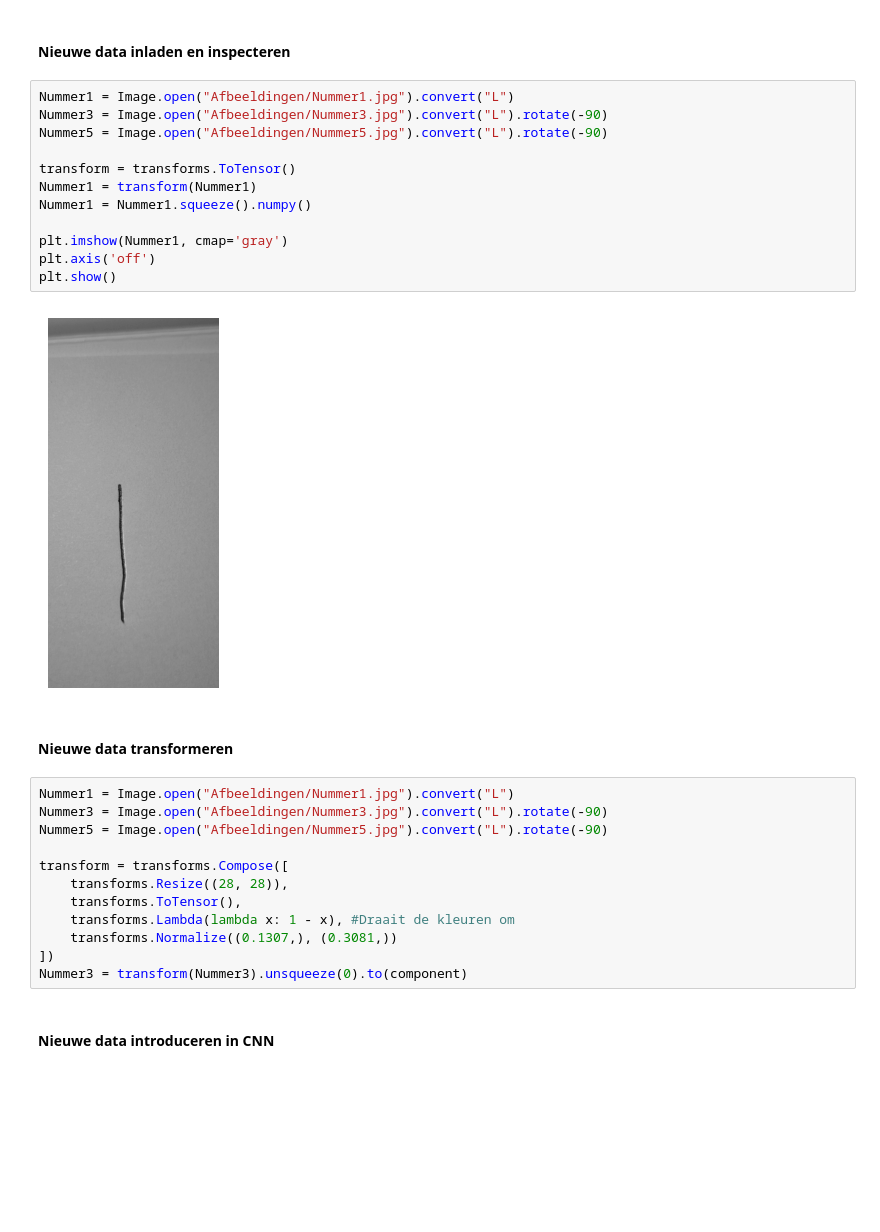
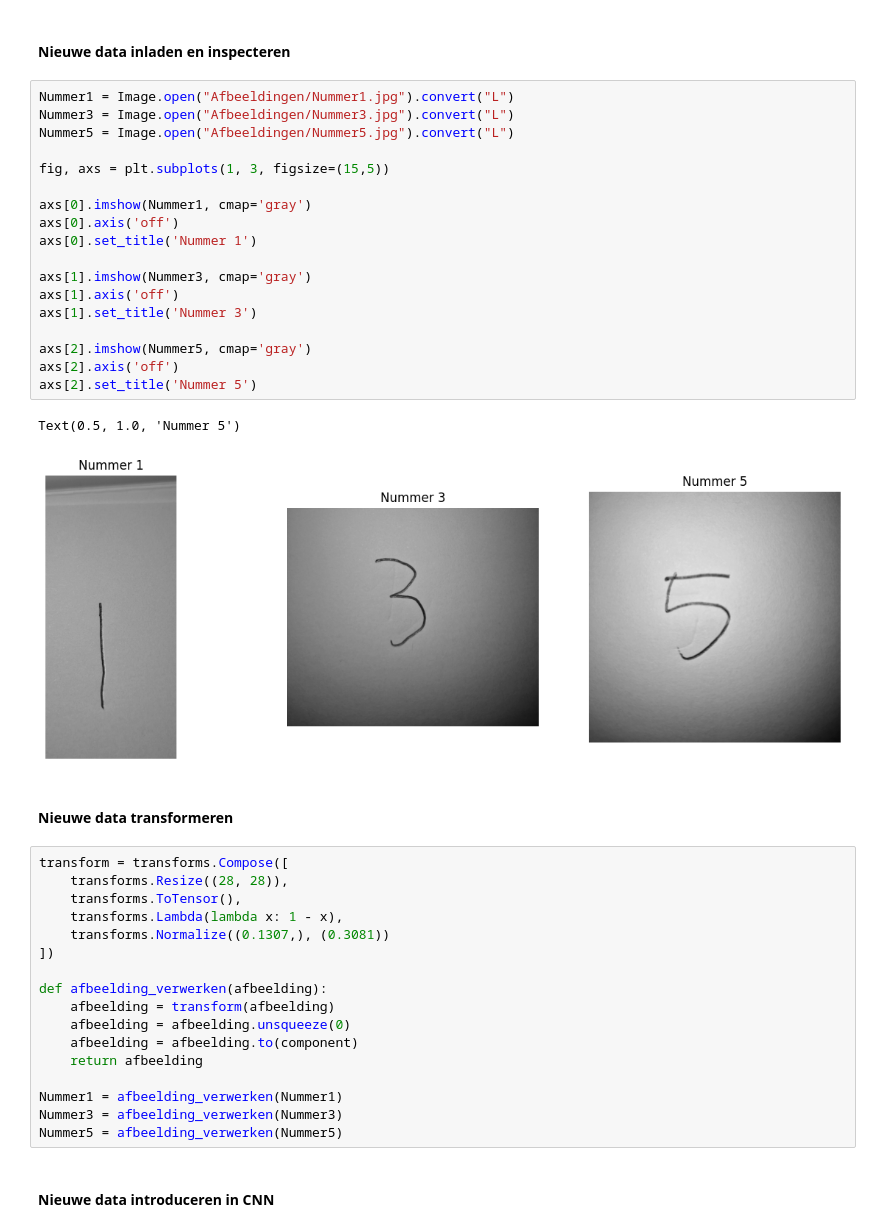
Before and after one commit to Boris2004/Neuraal_Netwerk_Project, a Jupyter notebook: CNN_model.ipynb, the cells around one changed output. Drawn from its saved outputs; the diff is of its cells as text; blank space fills up the shorter version.

Commit message:
Transformatie- + test data fixes
Heb de transformatie functie herschreven. De functie bevat nu data augmentation en zorgt waarschijnlijk voor een flexibeler model.

```diff
--- a/CNN_model.ipynb
+++ b/CNN_model.ipynb
@@ -155,32 +147,44 @@ Accuratie na training: 99.17%
 #### Nieuwe data inladen en inspecteren
 # %%
 Nummer1 = Image.open("Afbeeldingen/Nummer1.jpg").convert("L")
-Nummer3 = Image.open("Afbeeldingen/Nummer3.jpg").convert("L").rotate(-90)
-Nummer5 = Image.open("Afbeeldingen/Nummer5.jpg").convert("L").rotate(-90)
+Nummer3 = Image.open("Afbeeldingen/Nummer3.jpg").convert("L")
+Nummer5 = Image.open("Afbeeldingen/Nummer5.jpg").convert("L")
 
-transform = transforms.ToTensor()
-Nummer1 = transform(Nummer1)
-Nummer1 = Nummer1.squeeze().numpy()
+fig, axs = plt.subplots(1, 3, figsize=(15,5))
 
-plt.imshow(Nummer1, cmap='gray')
-plt.axis('off')
-plt.show()
+axs[0].imshow(Nummer1, cmap='gray')
+axs[0].axis('off')
+axs[0].set_title('Nummer 1')
+
+axs[1].imshow(Nummer3, cmap='gray')
+axs[1].axis('off')
+axs[1].set_title('Nummer 3')
+
+axs[2].imshow(Nummer5, cmap='gray')
+axs[2].axis('off')
+axs[2].set_title('Nummer 5')
 # %% [output]
+Text(0.5, 1.0, 'Nummer 5')
-[figure, old version]
+[figure, new version]
 # %% [markdown]
 #### Nieuwe data transformeren
 # %%
-Nummer1 = Image.open("Afbeeldingen/Nummer1.jpg").convert("L")
-Nummer3 = Image.open("Afbeeldingen/Nummer3.jpg").convert("L").rotate(-90)
-Nummer5 = Image.open("Afbeeldingen/Nummer5.jpg").convert("L").rotate(-90)
-
 transform = transforms.Compose([
     transforms.Resize((28, 28)),
     transforms.ToTensor(),
-    transforms.Lambda(lambda x: 1 - x), #Draait de kleuren om
-    transforms.Normalize((0.1307,), (0.3081,))
+    transforms.Lambda(lambda x: 1 - x),
+    transforms.Normalize((0.1307,), (0.3081))
 ])
-Nummer3 = transform(Nummer3).unsqueeze(0).to(component)
+
+def afbeelding_verwerken(afbeelding):
+    afbeelding = transform(afbeelding)
+    afbeelding = afbeelding.unsqueeze(0)
+    afbeelding = afbeelding.to(component)
+    return afbeelding
+
+Nummer1 = afbeelding_verwerken(Nummer1)
+Nummer3 = afbeelding_verwerken(Nummer3)
+Nummer5 = afbeelding_verwerken(Nummer5)
 # %% [markdown]
 #### Nieuwe data introduceren in CNN
 # %%
```
Also changed, not shown: parts of 5 cells of this notebook, 2 other files.
